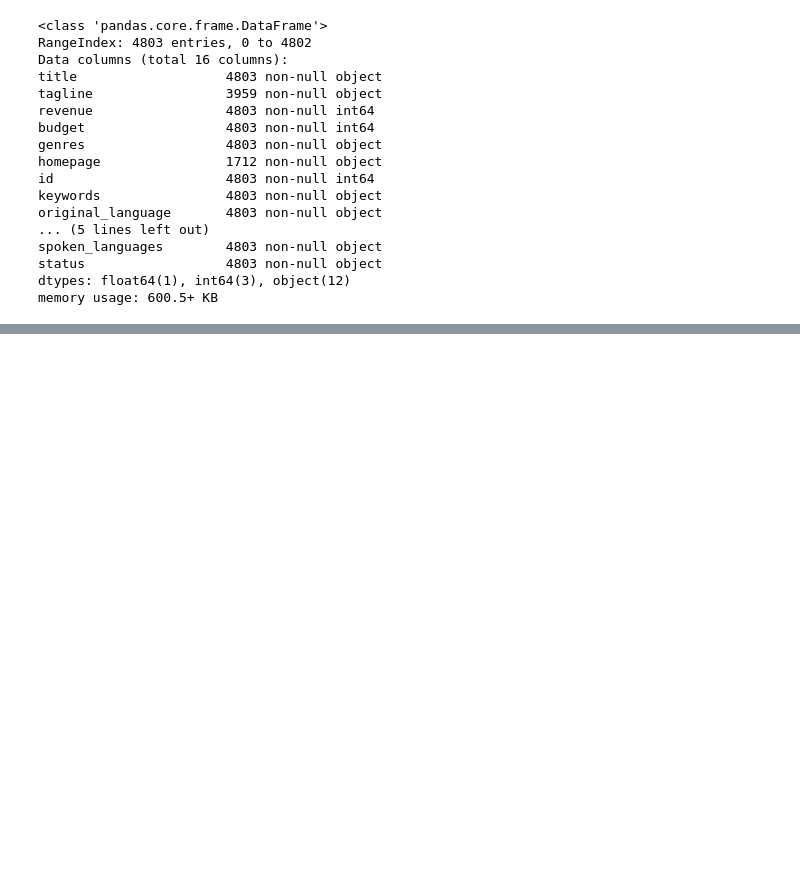
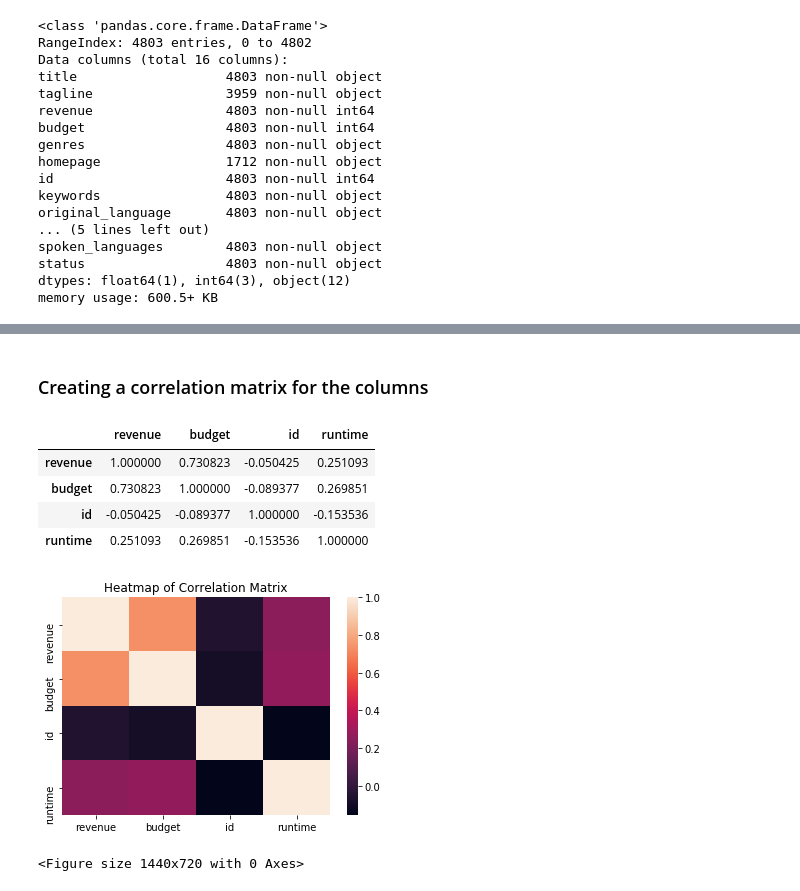
Before and after one commit to wilfy9249/Movie_Prediction_Analysis, a Jupyter notebook: Movie_Revenue_Prediction_NB.ipynb, the cells around one changed output, grey strips where cells are left out. Drawn from its saved outputs; the diff is of its cells as text; code cells hidden in the pictures; blank space fills up the shorter version.

```diff
--- a/Movie_Revenue_Prediction_NB.ipynb
+++ b/Movie_Revenue_Prediction_NB.ipynb
@@ -74,0 +79,2 @@ movie_ds.loc[2,'genres']
+# %%
+movie_ds.drop(['tagline','homepage','overview'],axis=1,inplace=True)
@@ -74,0 +98,21 @@ movie_ds.loc[2,'genres']
+# %% [markdown]
+### Creating a correlation matrix for the columns
+# %%
+ # Create a correlation matrix.
+corr = movie_ds.corr()
+sns.heatmap(corr,
+            xticklabels=corr.columns.values,
+            yticklabels=corr.columns.values)
+plt.title('Heatmap of Correlation Matrix')
+
+plt.figure(figsize=(20,10))
+
+corr
+# %% [output]
+|  | revenue | budget | id | runtime |
+| revenue | 1.000000 | 0.730823 | -0.050425 | 0.251093 |
+| budget | 0.730823 | 1.000000 | -0.089377 | 0.269851 |
+| id | -0.050425 | -0.089377 | 1.000000 | -0.153536 |
+| runtime | 0.251093 | 0.269851 | -0.153536 | 1.000000 |
+[figure, added]
+<Figure size 1440x720 with 0 Axes>
```
Also changed, not shown: parts of 13 cells of this notebook.
